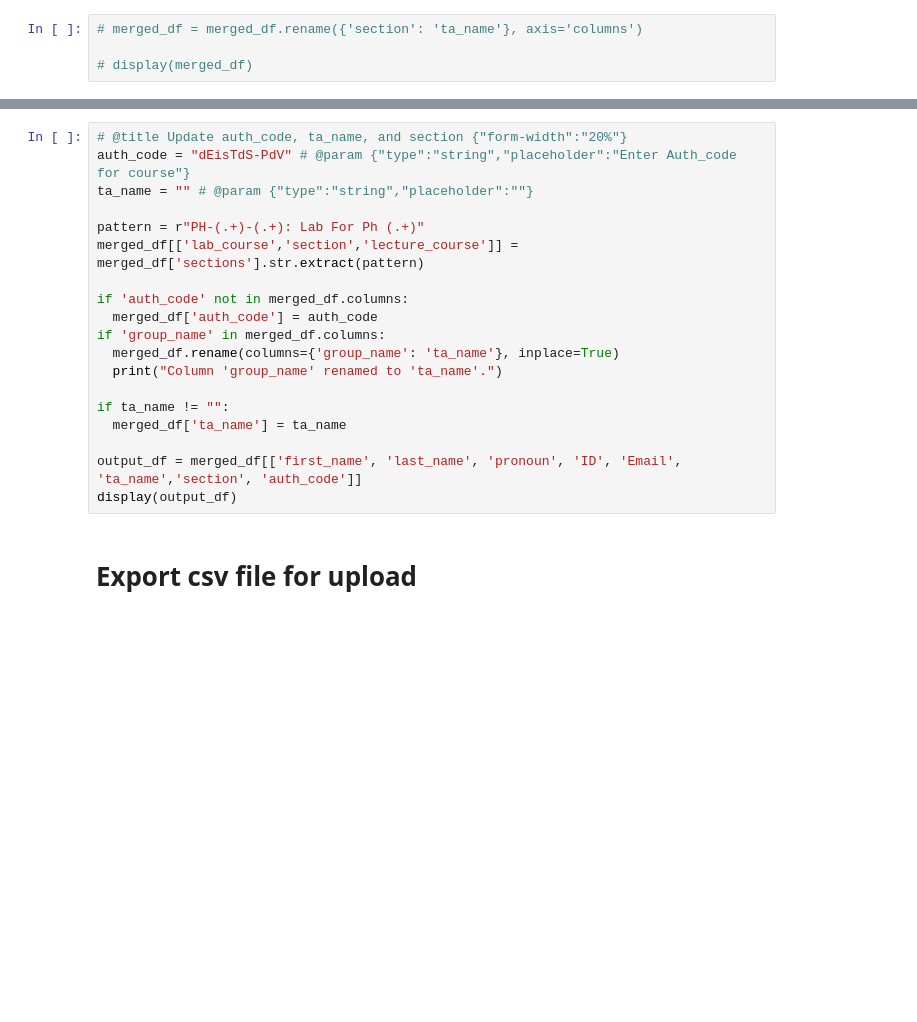
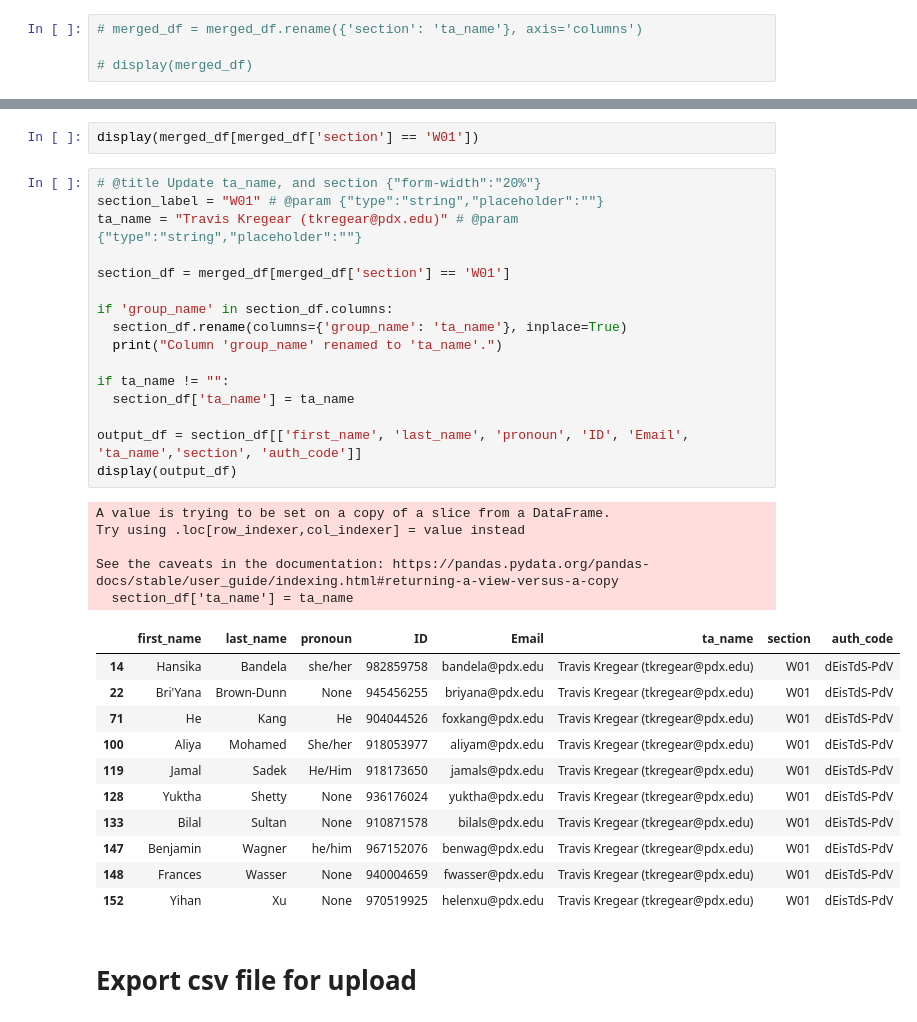
Before and after one commit to PeaceAndLongLife/Analysis-Colab, a Jupyter notebook: notebooks/Compare_and_Update_site_roster.ipynb, the cells around one changed output, grey strips where cells are left out. Cells and saved outputs as stored; diff of their text form; blank space fills up the shorter version.

```diff
--- a/notebooks/Compare_and_Update_site_roster.ipynb
+++ b/notebooks/Compare_and_Update_site_roster.ipynb
@@ -441,22 +526,38 @@ display(merged_df)
+# %%
+display(merged_df[merged_df['section'] == 'W01'])
 # %%
-# @title Update auth_code, ta_name, and section {"form-width":"20%"}
-auth_code = "dEisTdS-PdV" # @param {"type":"string","placeholder":"Enter Auth_code for course"}
-ta_name = "" # @param {"type":"string","placeholder":""}
+# @title Update ta_name, and section {"form-width":"20%"}
+section_label = "W01" # @param {"type":"string","placeholder":""}
+ta_name = "Travis Kregear (tkregear@pdx.edu)" # @param {"type":"string","placeholder":""}
 
-pattern = r"PH-(.+)-(.+): Lab For Ph (.+)"
-merged_df[['lab_course','section','lecture_course']] = merged_df['sections'].str.extract(pattern)
+section_df = merged_df[merged_df['section'] == 'W01']
 
-if 'auth_code' not in merged_df.columns:
-  merged_df['auth_code'] = auth_code
-if 'group_name' in merged_df.columns:
-  merged_df.rename(columns={'group_name': 'ta_name'}, inplace=True)
+if 'group_name' in section_df.columns:
+  section_df.rename(columns={'group_name': 'ta_name'}, inplace=True)
   print("Column 'group_name' renamed to 'ta_name'.")
 
 if ta_name != "":
-  merged_df['ta_name'] = ta_name
+  section_df['ta_name'] = ta_name
 
-output_df = merged_df[['first_name', 'last_name', 'pronoun', 'ID', 'Email', 'ta_name','section', 'auth_code']]
+output_df = section_df[['first_name', 'last_name', 'pronoun', 'ID', 'Email', 'ta_name','section', 'auth_code']]
 display(output_df)
+# %% [output]
+A value is trying to be set on a copy of a slice from a DataFrame.
+Try using .loc[row_indexer,col_indexer] = value instead
+
+See the caveats in the documentation: https://pandas.pydata.org/pandas-docs/stable/user_guide/indexing.html#returning-a-view-versus-a-copy
+  section_df['ta_name'] = ta_name
+|  | first_name | last_name | pronoun | ID | Email | ta_name | section | auth_code |
+| 14 | Hansika | Bandela | she/her | 982859758 | bandela@pdx.edu | Travis Kregear (tkregear@pdx.edu) | W01 | dEisTdS-PdV |
+| 22 | Bri'Yana | Brown-Dunn | None | 945456255 | briyana@pdx.edu | Travis Kregear (tkregear@pdx.edu) | W01 | dEisTdS-PdV |
+| 71 | He | Kang | He | 904044526 | foxkang@pdx.edu | Travis Kregear (tkregear@pdx.edu) | W01 | dEisTdS-PdV |
+| 100 | Aliya | Mohamed | She/her | 918053977 | aliyam@pdx.edu | Travis Kregear (tkregear@pdx.edu) | W01 | dEisTdS-PdV |
+| 119 | Jamal | Sadek | He/Him | 918173650 | jamals@pdx.edu | Travis Kregear (tkregear@pdx.edu) | W01 | dEisTdS-PdV |
+| 128 | Yuktha | Shetty | None | 936176024 | yuktha@pdx.edu | Travis Kregear (tkregear@pdx.edu) | W01 | dEisTdS-PdV |
+| 133 | Bilal | Sultan | None | 910871578 | bilals@pdx.edu | Travis Kregear (tkregear@pdx.edu) | W01 | dEisTdS-PdV |
+| 147 | Benjamin | Wagner | he/him | 967152076 | benwag@pdx.edu | Travis Kregear (tkregear@pdx.edu) | W01 | dEisTdS-PdV |
+| 148 | Frances | Wasser | None | 940004659 | fwasser@pdx.edu | Travis Kregear (tkregear@pdx.edu) | W01 | dEisTdS-PdV |
+| 152 | Yihan | Xu | None | 970519925 | helenxu@pdx.edu | Travis Kregear (tkregear@pdx.edu) | W01 | dEisTdS-PdV |
 # %% [markdown]
 # Export csv file for upload
 # %%
```
Also changed, not shown: parts of 9 cells of this notebook.
